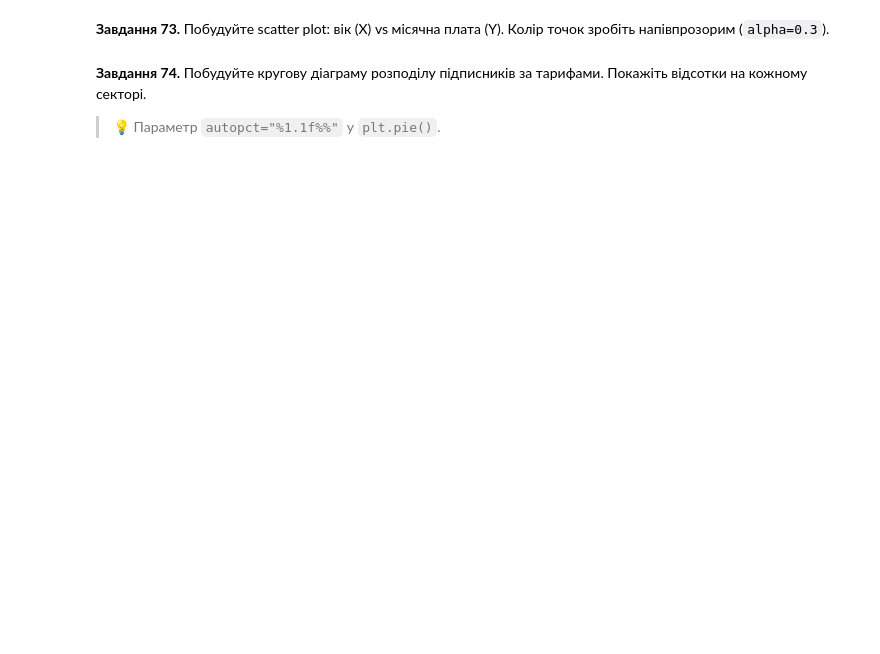
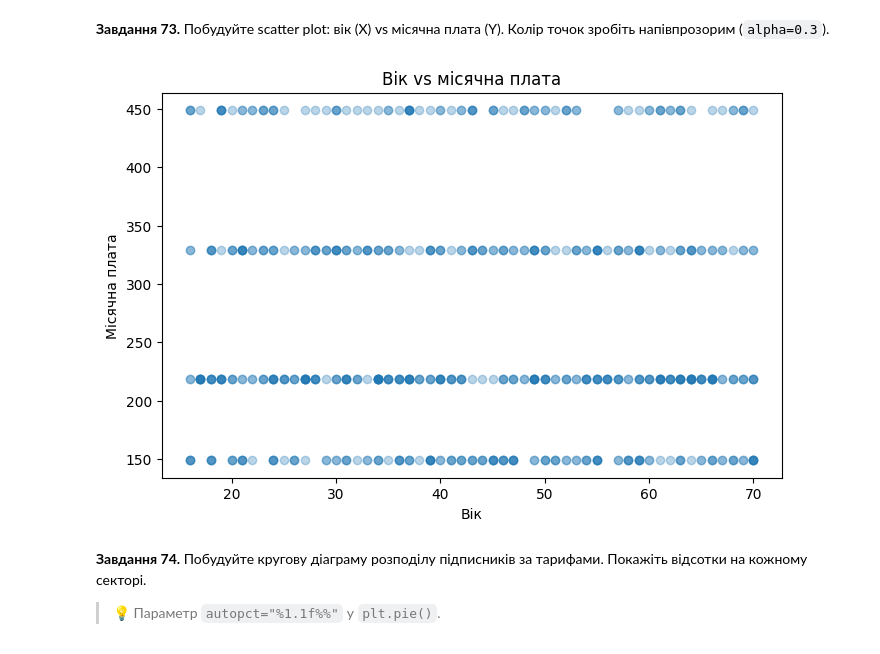
Before and after one commit to NadiiaIvashchuk/DTA_2026, a Jupyter notebook: classmade/pandas_viz_practice.ipynb, the cells around one changed output. Drawn from its saved outputs; the diff is of its cells as text; code cells hidden in the pictures; blank space fills up the shorter version.

```diff
--- a/classmade/pandas_viz_practice.ipynb
+++ b/classmade/pandas_viz_practice.ipynb
@@ -1314,3 +1336,15 @@ plt.show()
+# %%
+# Завдання 73:
+plt.figure(figsize=(8,5))
+plt.scatter(subs['age'], subs['monthly_fee'], alpha=0.3)
+
+plt.title('Вік vs місячна плата')
+plt.xlabel('Вік')
+plt.ylabel('Місячна плата')
+
+plt.show()
+# %% [output]
+[figure, added]
 # %% [markdown]
 **Завдання 74.** Побудуйте кругову діаграму розподілу підписників за тарифами. Покажіть відсотки на кожному секторі.
 
```
Also changed, not shown: parts of 16 cells of this notebook.
